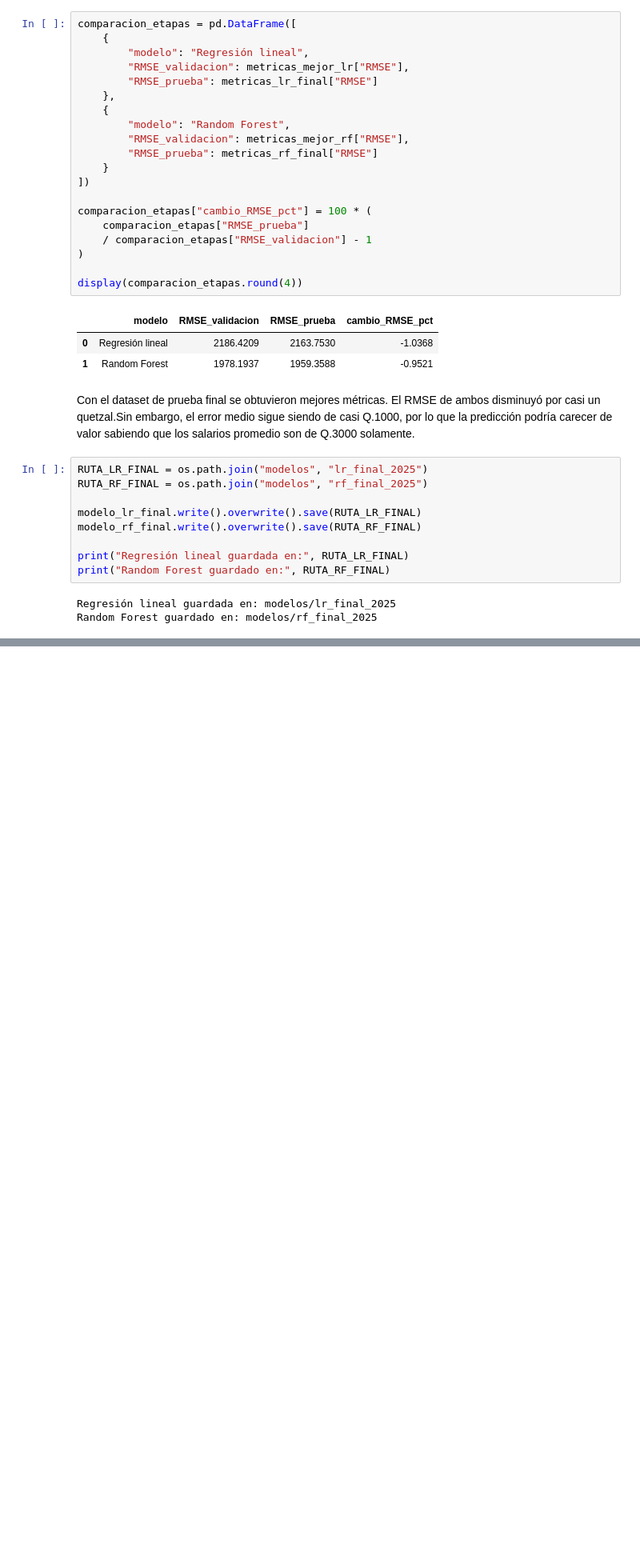
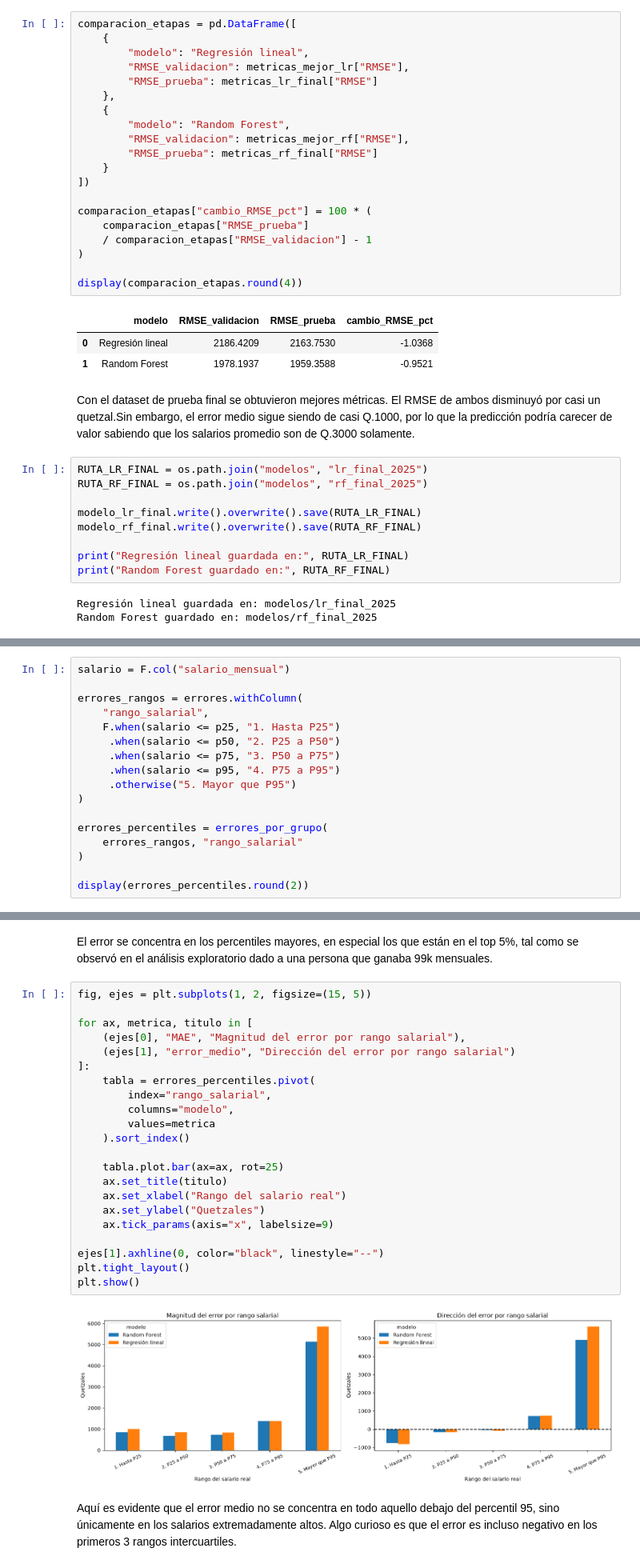
Before and after one commit to CindyGualim/lab7-data, a Jupyter notebook: notebooks/Laboratorio7_SparkMLlib.ipynb, the cells around one changed output, grey strips where cells are left out. Shown at 80% size. Saved outputs shown, nothing was run; the diff lists cells and outputs as text; blank space fills up the shorter version.

```diff
--- a/notebooks/Laboratorio7_SparkMLlib.ipynb
+++ b/notebooks/Laboratorio7_SparkMLlib.ipynb
@@ -1706,0 +1932,17 @@ Random Forest guardado en: modelos/rf_final_2025
+# %%
+salario = F.col("salario_mensual")
+
+errores_rangos = errores.withColumn(
+    "rango_salarial",
+    F.when(salario <= p25, "1. Hasta P25")
+     .when(salario <= p50, "2. P25 a P50")
+     .when(salario <= p75, "3. P50 a P75")
+     .when(salario <= p95, "4. P75 a P95")
+     .otherwise("5. Mayor que P95")
+)
+
+errores_percentiles = errores_por_grupo(
+    errores_rangos, "rango_salarial"
+)
+
+display(errores_percentiles.round(2))
@@ -1706,0 +1961,29 @@ Random Forest guardado en: modelos/rf_final_2025
+# %% [markdown]
+El error se concentra en los percentiles mayores, en especial los que están en el top 5%, tal como se observó en el análisis exploratorio dado a una persona que ganaba 99k mensuales.
+# %%
+fig, ejes = plt.subplots(1, 2, figsize=(15, 5))
+
+for ax, metrica, titulo in [
+    (ejes[0], "MAE", "Magnitud del error por rango salarial"),
+    (ejes[1], "error_medio", "Dirección del error por rango salarial")
+]:
+    tabla = errores_percentiles.pivot(
+        index="rango_salarial",
+        columns="modelo",
+        values=metrica
+    ).sort_index()
+
+    tabla.plot.bar(ax=ax, rot=25)
+    ax.set_title(titulo)
+    ax.set_xlabel("Rango del salario real")
+    ax.set_ylabel("Quetzales")
+    ax.tick_params(axis="x", labelsize=9)
+
+ejes[1].axhline(0, color="black", linestyle="--")
+plt.tight_layout()
+plt.show()
+# %% [output]
+[figure, added]
+# %% [markdown]
+Aquí es evidente que el error medio no se concentra en todo aquello debajo del percentil 95, sino únicamente en los salarios extremadamente altos.
+Algo curioso es que el error es incluso negativo en los primeros 3 rangos intercuartiles.
```
Also changed, not shown: parts of 15 cells of this notebook.
